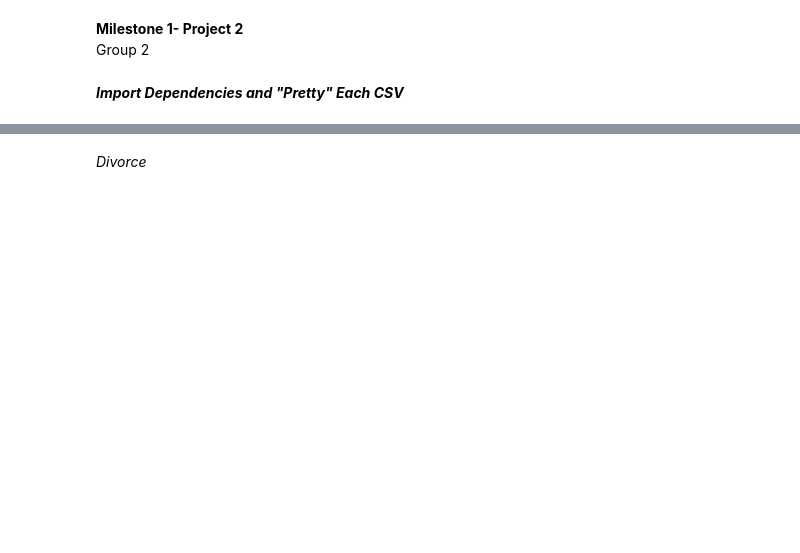
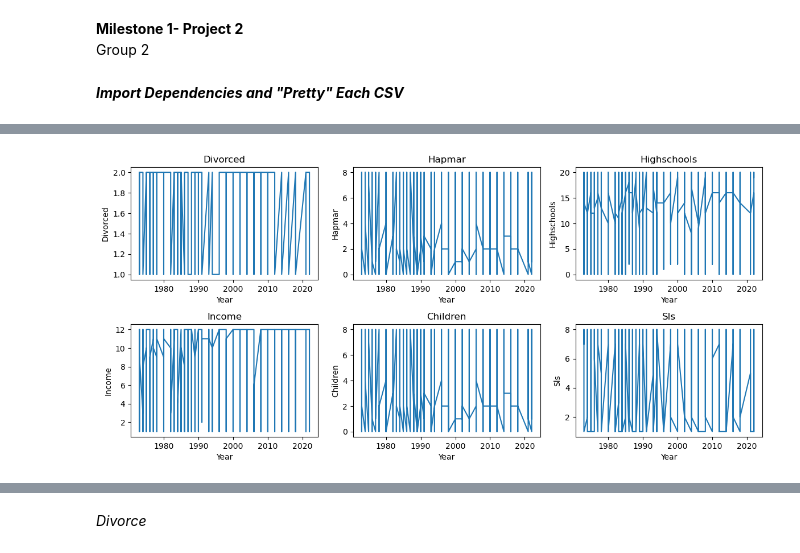
Before and after one commit to ninaysabel/DS4002P2, a Jupyter notebook: data/Project2M1.ipynb, the cells around one changed output, grey strips where cells are left out. Drawn from its saved outputs; the diff is of its cells as text; code cells hidden in the pictures; blank space fills up the shorter version.

```diff
--- a/data/Project2M1.ipynb
+++ b/data/Project2M1.ipynb
@@ -104,0 +102,21 @@ df_filtered.head()
+# %%
+years = df_filtered['year']
+variables = ['label_divorced', 'label_hapmar', 'label_highschools', 'label_income', 'label_children', 'label_sls']
+
+# Create separate line graphs for each variable
+plt.figure(figsize=(12, 8))
+
+for i, var in enumerate(variables, start=1):
+    plt.subplot(3, 3, i)
+    plt.plot(years, df_filtered[var])
+    plt.xlabel('Year')
+    plt.ylabel(var.replace('label_', '').title())
+    plt.title(var.replace('label_', '').title())
+
+# Adjust layout
+plt.tight_layout()
+
+# Display the plot
+plt.show()
+# %% [output]
+[figure, added]
```
Also changed, not shown: parts of 20 cells of this notebook, 1 other file.
